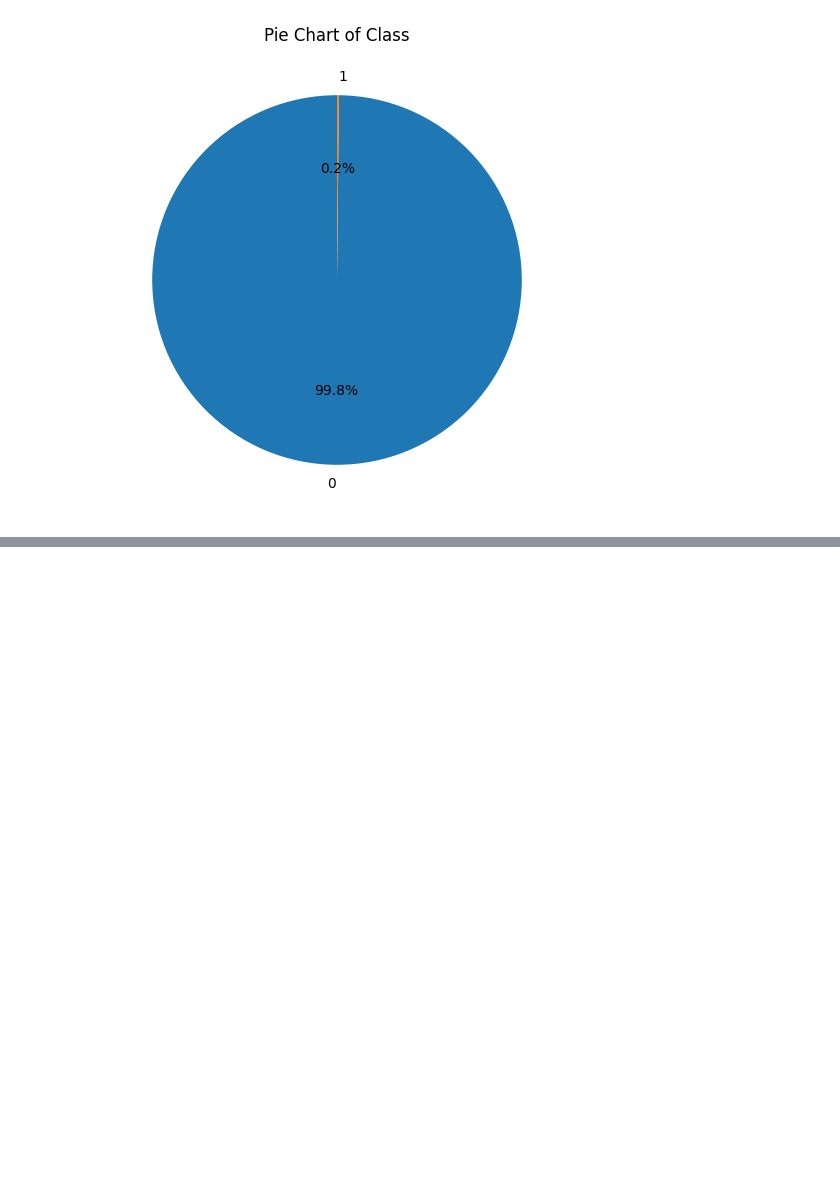
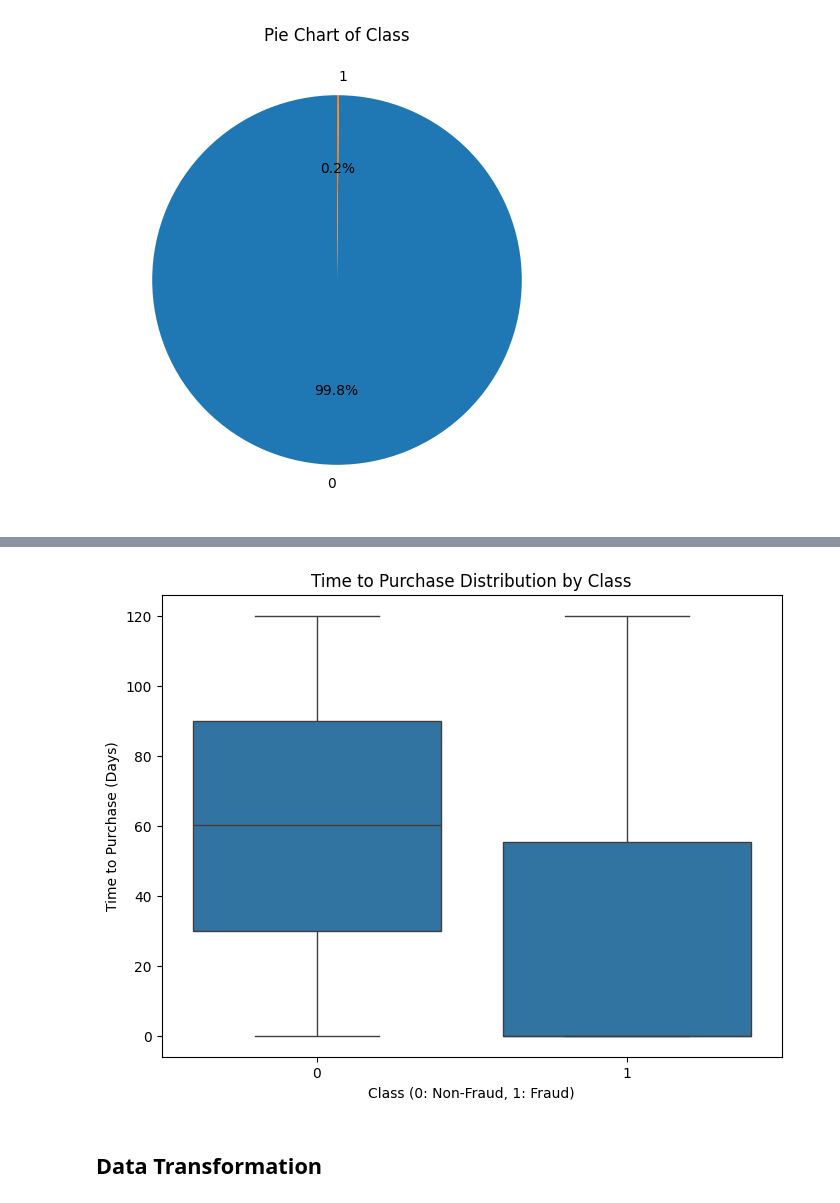
Before and after one commit to Martha3001/improved-fraud-detection-week8, a Jupyter notebook: notebooks/data_analysis_and_processing.ipynb, the cells around one changed output, grey strips where cells are left out. Drawn from its saved outputs; the diff is of its cells as text; code cells hidden in the pictures; blank space fills up the shorter version.

Commit message:
feat: Data Analysis and Preprocessing

```diff
--- a/notebooks/data_analysis.ipynb
+++ b/notebooks/data_analysis_and_processing.ipynb
@@ -211,0 +263,7 @@ da.plot_pie_chart(credit_data, 'Class')
+# %%
+# Set the user_id as the index in the sorted df for easy lookup
+merged_df_indexed = merged_df.set_index('user_id')
+
+# Reindex sorted df rows according to the original df user_id order
+fraud_data = merged_df_indexed.loc[fraud_data['user_id']].reset_index()
+fraud_data.head()
@@ -211,0 +279,14 @@ da.plot_pie_chart(credit_data, 'Class')
+# %%
+# Frequency by device
+device_freq = fraud_data.groupby('device_id').size().reset_index(name='device_transaction_frequency')
+
+# Merge device frequency with fraud data
+fraud_data = fraud_data.merge(device_freq, on='device_id', how='left')
+# %%
+# Extracting additional time features
+fraud_data['transaction_date'] = pd.to_datetime(fraud_data['purchase_time']).dt.date
+fraud_data['transaction_hour'] = pd.to_datetime(fraud_data['purchase_time']).dt.hour
+fraud_data['transaction_weekday'] = pd.to_datetime(fraud_data['purchase_time']).dt.day_name()
+# %%
+fraud_data['time_since_signup'] = (fraud_data['purchase_time'] - fraud_data['signup_time'])
+fraud_data['time_since_signup_seconds'] = fraud_data['time_since_signup'].dt.total_seconds()
@@ -211,0 +302,8 @@ da.plot_pie_chart(credit_data, 'Class')
+# %%
+# Call the function with the fraud_df DataFrame
+da.analyze_time_since_signup_class_relationship(fraud_data)
+fraud_data = fraud_data.drop(columns=['time_since_signup'])
+# %% [output]
+[figure, added]
+# %% [markdown]
+## Data Transformation
```
Also changed, not shown: parts of 20 cells of this notebook, 1 other file.
